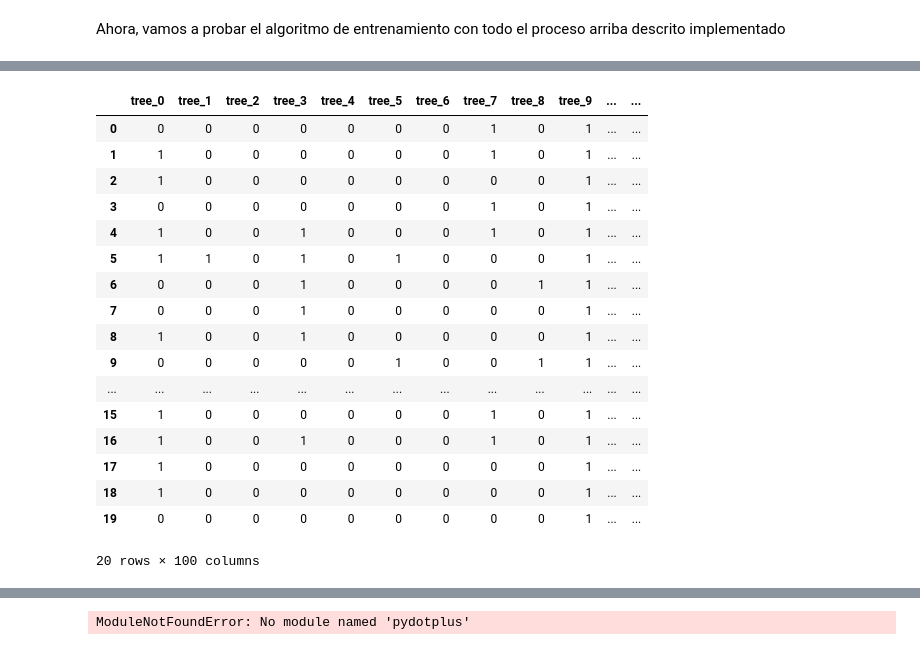
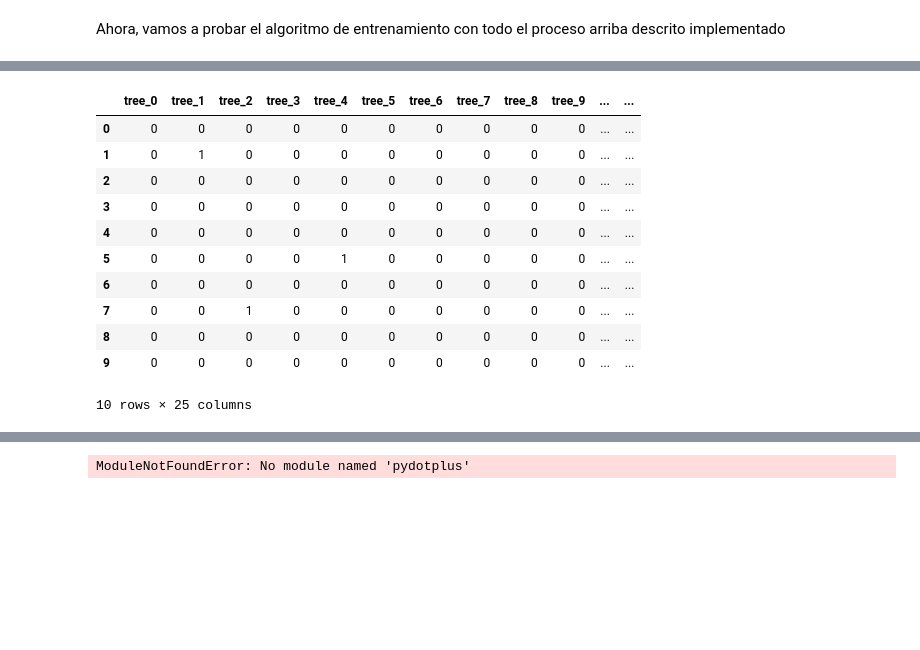
Before and after one commit to CavernaryBeast/TreeBased-Models-Assembly-RV, a Jupyter notebook: Notebook/Project_s Notebook.ipynb, the cells around one changed output, grey strips where cells are left out. Cells and saved outputs as stored; diff of their text form; code cells hidden in the pictures; blank space fills up the shorter version.

```diff
--- a/Notebook/Project_s Notebook.ipynb
+++ b/Notebook/Project_s Notebook.ipynb
@@ -9,6 +10,2 @@ from sklearn import tree
 # %% [markdown]
 Con todo lo necesario ya importado, podemos pasar a procesar y codificar convenientemente los datos:
-# %%
-processed_data = aux_functions.load_and_process_data('adult_train.csv')
-print('\n')
-processed_data.head(10)
@@ -26,0 +33,2 @@ processed_data.head(10)
+# %%
+train_codificado, test_codificado = aux_functions.load_and_process_data('adult_train.csv','adult_test.csv')
@@ -162,7 +191,7 @@ columns_chosen
 # %% [markdown]
 Ahora, vamos a probar el algoritmo de entrenamiento con todo el proceso arriba descrito implementado
 # %%
-forest, indices_chosen = aux_functions.train_forest('adult_train.csv', 100, 0.75, None)
+forest, indices_chosen = aux_functions.train_forest('adult_train.csv', 25, 0.8, None, le)
 # %%
 len(forest)
 # %% [output]
@@ -216,24 +211,18 @@ indices_chosen[1]
 # %%
-forest_predictions, df_predictions = aux_functions.forest_predictions('adult_test.csv', forest, indices_chosen)
+forest_predictions, df_predictions = aux_functions.forest_predictions('adult_test.csv', forest, indices_chosen, le)
 # %%
-df_predictions.head(20)
+df_predictions.head(10)
 # %% [output]
 |  | tree_0 | tree_1 | tree_2 | tree_3 | tree_4 | tree_5 | tree_6 | tree_7 | tree_8 | tree_9 | ... | ... |
-| 0 | 0 | 0 | 0 | 0 | 0 | 0 | 0 | 1 | 0 | 1 | ... | ... |
-| 1 | 1 | 0 | 0 | 0 | 0 | 0 | 0 | 1 | 0 | 1 | ... | ... |
-| 2 | 1 | 0 | 0 | 0 | 0 | 0 | 0 | 0 | 0 | 1 | ... | ... |
-| 3 | 0 | 0 | 0 | 0 | 0 | 0 | 0 | 1 | 0 | 1 | ... | ... |
-| 4 | 1 | 0 | 0 | 1 | 0 | 0 | 0 | 1 | 0 | 1 | ... | ... |
-| 5 | 1 | 1 | 0 | 1 | 0 | 1 | 0 | 0 | 0 | 1 | ... | ... |
-| 6 | 0 | 0 | 0 | 1 | 0 | 0 | 0 | 0 | 1 | 1 | ... | ... |
-| 7 | 0 | 0 | 0 | 1 | 0 | 0 | 0 | 0 | 0 | 1 | ... | ... |
-| 8 | 1 | 0 | 0 | 1 | 0 | 0 | 0 | 0 | 0 | 1 | ... | ... |
-| 9 | 0 | 0 | 0 | 0 | 0 | 1 | 0 | 0 | 1 | 1 | ... | ... |
-| ... | ... | ... | ... | ... | ... | ... | ... | ... | ... | ... | ... | ... |
-| 15 | 1 | 0 | 0 | 0 | 0 | 0 | 0 | 1 | 0 | 1 | ... | ... |
-| 16 | 1 | 0 | 0 | 1 | 0 | 0 | 0 | 1 | 0 | 1 | ... | ... |
-| 17 | 1 | 0 | 0 | 0 | 0 | 0 | 0 | 0 | 0 | 1 | ... | ... |
-| 18 | 1 | 0 | 0 | 0 | 0 | 0 | 0 | 0 | 0 | 1 | ... | ... |
-| 19 | 0 | 0 | 0 | 0 | 0 | 0 | 0 | 0 | 0 | 1 | ... | ... |
+| 0 | 0 | 0 | 0 | 0 | 0 | 0 | 0 | 0 | 0 | 0 | ... | ... |
+| 1 | 0 | 1 | 0 | 0 | 0 | 0 | 0 | 0 | 0 | 0 | ... | ... |
+| 2 | 0 | 0 | 0 | 0 | 0 | 0 | 0 | 0 | 0 | 0 | ... | ... |
+| 3 | 0 | 0 | 0 | 0 | 0 | 0 | 0 | 0 | 0 | 0 | ... | ... |
+| 4 | 0 | 0 | 0 | 0 | 0 | 0 | 0 | 0 | 0 | 0 | ... | ... |
+| 5 | 0 | 0 | 0 | 0 | 1 | 0 | 0 | 0 | 0 | 0 | ... | ... |
+| 6 | 0 | 0 | 0 | 0 | 0 | 0 | 0 | 0 | 0 | 0 | ... | ... |
+| 7 | 0 | 0 | 1 | 0 | 0 | 0 | 0 | 0 | 0 | 0 | ... | ... |
+| 8 | 0 | 0 | 0 | 0 | 0 | 0 | 0 | 0 | 0 | 0 | ... | ... |
+| 9 | 0 | 0 | 0 | 0 | 0 | 0 | 0 | 0 | 0 | 0 | ... | ... |
-20 rows × 100 columns
+10 rows × 25 columns
 # %%
```
Also changed, not shown: parts of 36 cells of this notebook, 2 other files.
